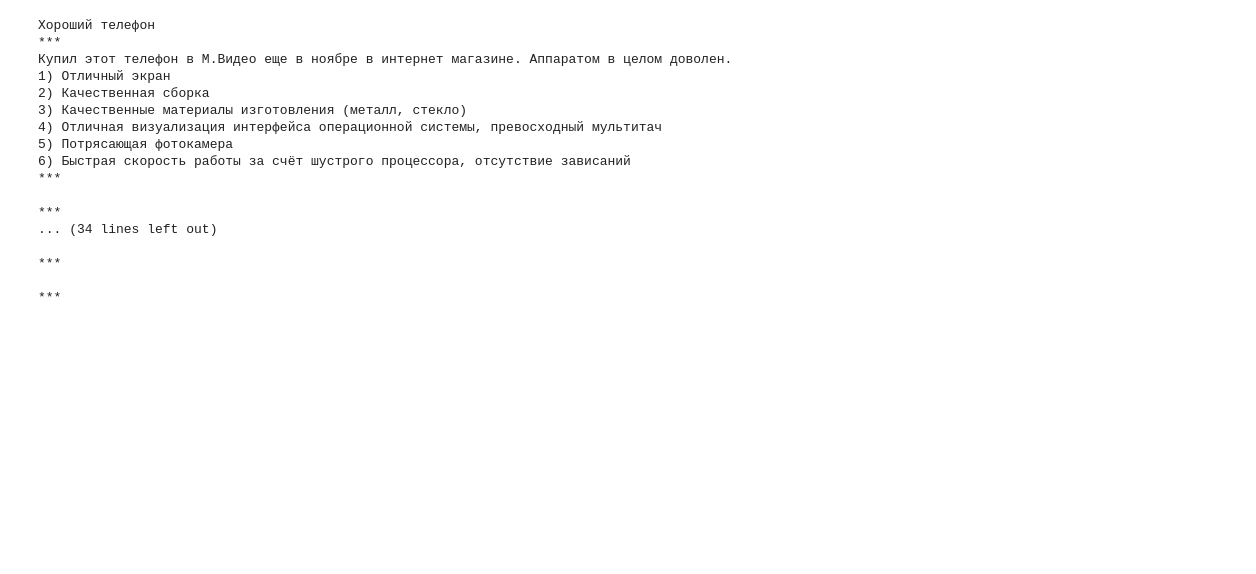
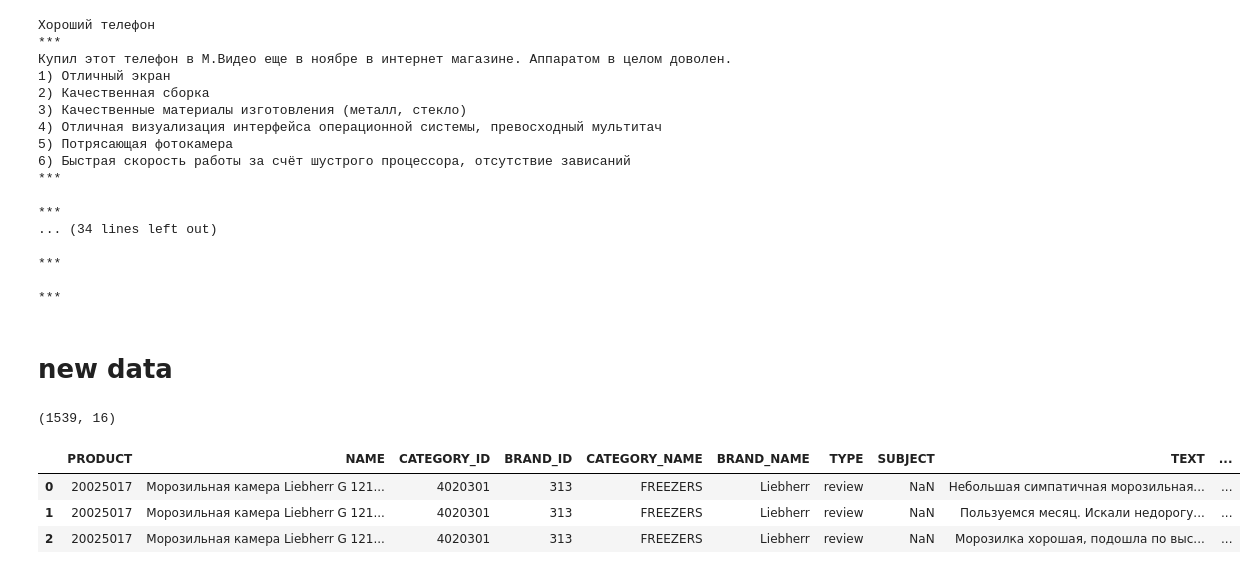
Before and after one commit to avidale/mvideo_hack, a Jupyter notebook: exploratory/metacomment.ipynb, the cells around one changed output. Cells and saved outputs as stored; diff of their text form; code cells hidden in the pictures; blank space fills up the shorter version.

```diff
--- a/exploratory/metacomment.ipynb
+++ b/exploratory/metacomment.ipynb
@@ -737,3 +749,15 @@ print(text)
 ***
 
 ***
+# %% [markdown]
+# new data
+# %%
+d_new = pd.read_csv('proba_1_v5.csv', index_col=0)
+print(d_new.shape)
+d_new.head(3)
+# %% [output]
+(1539, 16)
+|  | PRODUCT | NAME | CATEGORY_ID | BRAND_ID | CATEGORY_NAME | BRAND_NAME | TYPE | SUBJECT | TEXT | ... |
+| 0 | 20025017 | Морозильная камера Liebherr G 121... | 4020301 | 313 | FREEZERS | Liebherr | review | NaN | Небольшая симпатичная морозильная... | ... |
+| 1 | 20025017 | Морозильная камера Liebherr G 121... | 4020301 | 313 | FREEZERS | Liebherr | review | NaN | Пользуемся месяц. Искали недорогу... | ... |
+| 2 | 20025017 | Морозильная камера Liebherr G 121... | 4020301 | 313 | FREEZERS | Liebherr | review | NaN | Морозилка хорошая, подошла по выс... | ... |
```
Also changed, not shown: parts of 12 cells of this notebook, 4 other files.
